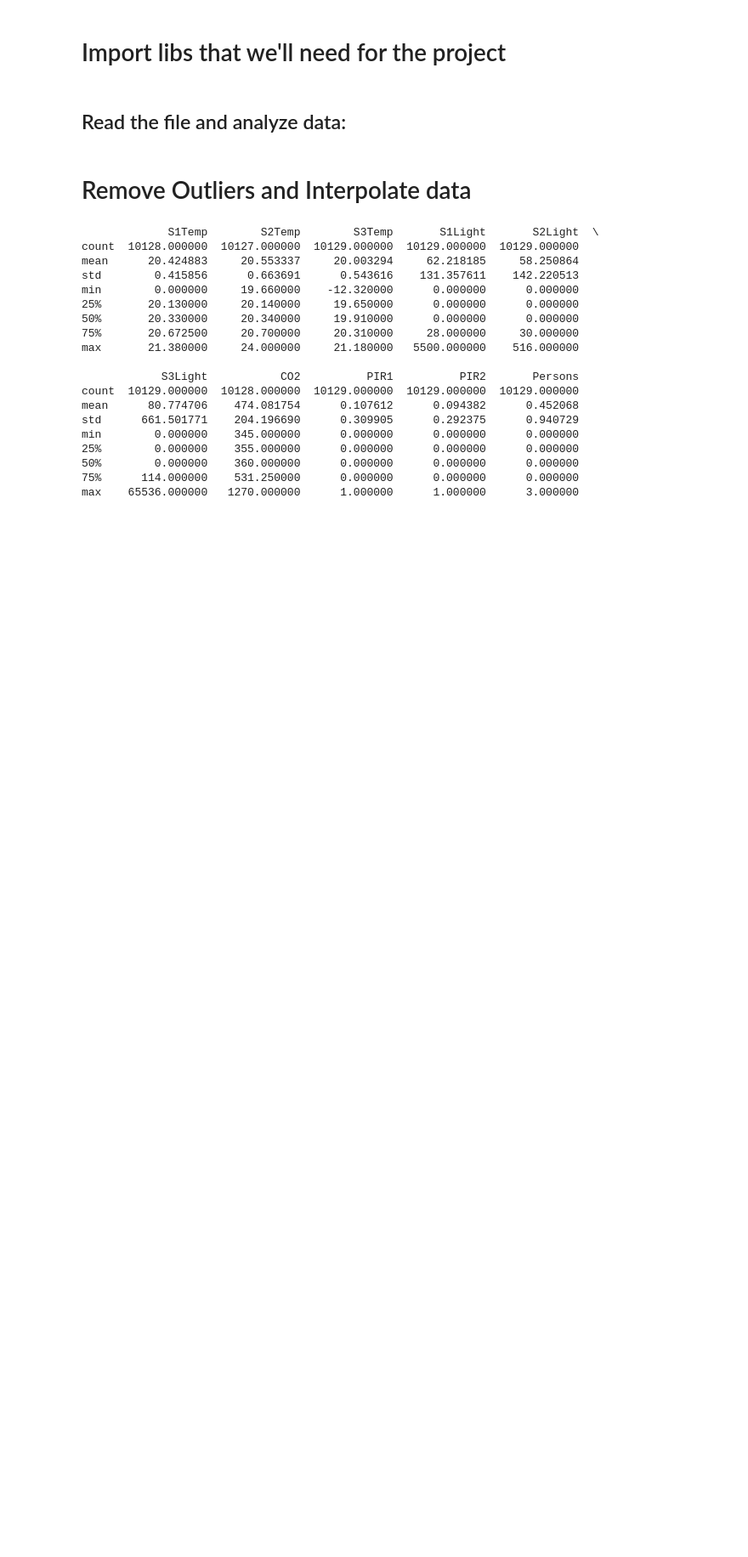
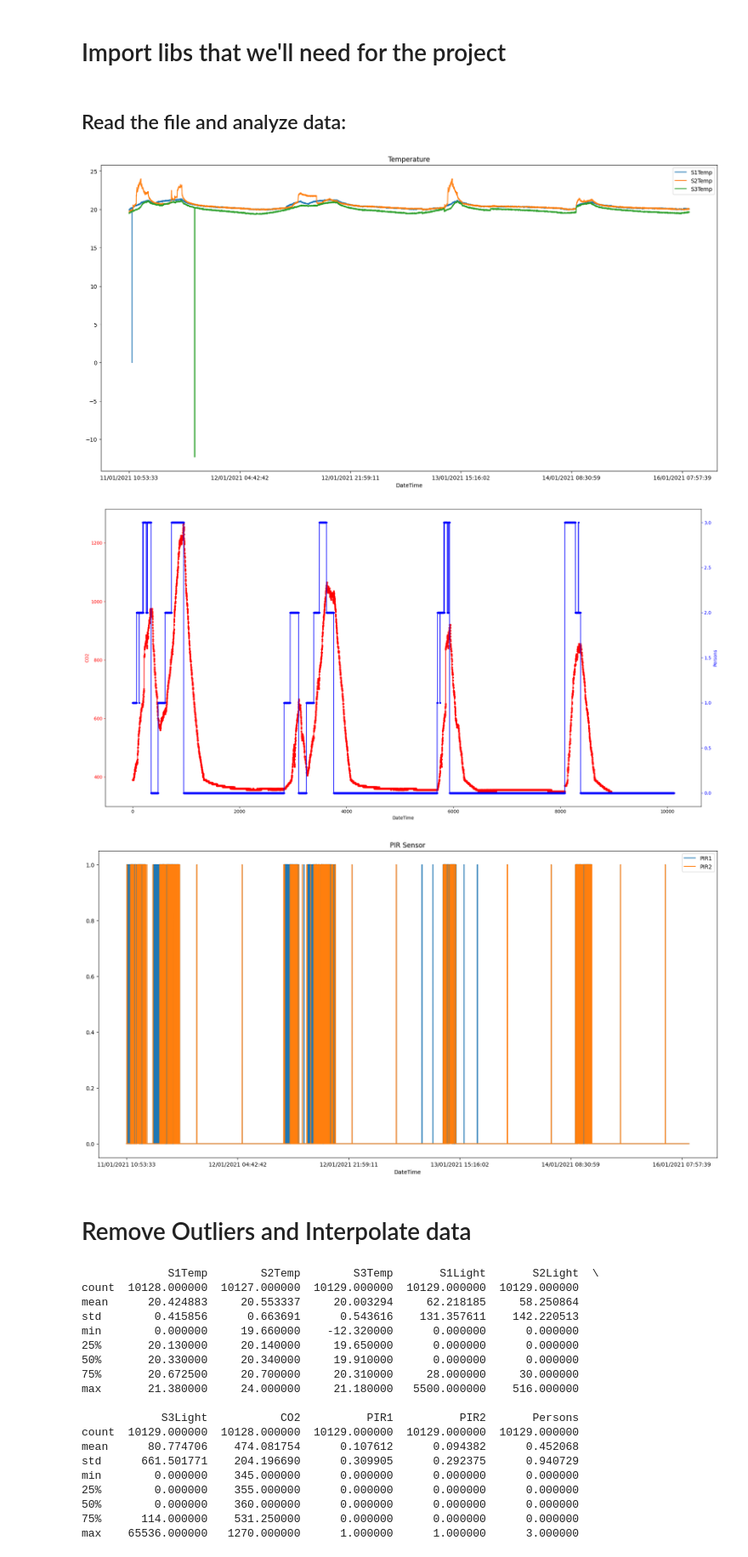
Before and after one commit to hslima00/CInte, a Jupyter notebook: NN_final/NN.ipynb, the cells around one changed output. Shown at 85% size. Drawn from its saved outputs; the diff is of its cells as text; code cells hidden in the pictures; blank space fills up the shorter version.

```diff
--- a/NN_final/NN.ipynb
+++ b/NN_final/NN.ipynb
@@ -46,14 +46,18 @@ warnings.warn = warn
 # %%
 data_df = pd.read_csv("Proj1_Dataset.csv", sep=",", decimal=".")
 
 data_df=parse_date_time(data_df)
 
 data_df.to_csv("Proj1_Dataset_changed.csv")
 
 
 #run to view the data
-#plot_data(data_df, temperature=True, CO2=True, PIR=True, light=True)
+plot_data(data_df, temperature=True, CO2=True, PIR=True, light=True)
 #scatter_plot(data_df, temperature=True, C02_PIR=False, light=False)
+# %% [output]
+[figure, added]
+[figure, added]
+[figure, added]
 # %% [markdown]
 # Remove Outliers and Interpolate data
 # %%
```
Also changed, not shown: parts of 7 cells of this notebook, 16 other files.
